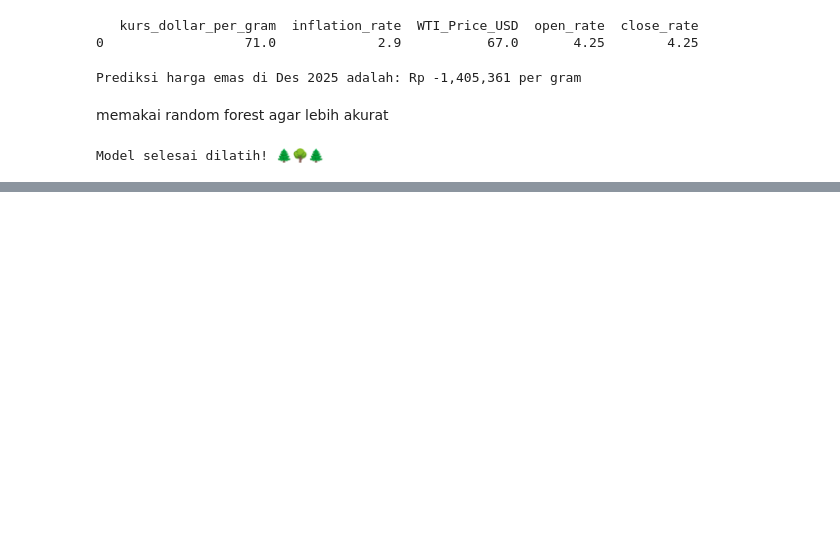
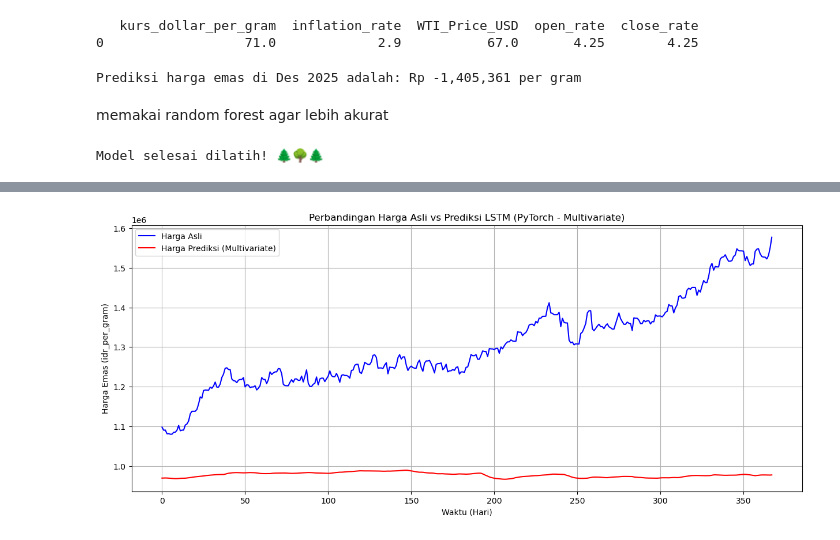
Before and after one commit to irfanprayoga29/gold-prediction-price, a Jupyter notebook: Model Testing/testing_model.ipynb, the cells around one changed output, grey strips where cells are left out. Drawn from its saved outputs; the diff is of its cells as text; code cells hidden in the pictures; blank space fills up the shorter version.

```diff
--- a/Model Testing/testing_model.ipynb
+++ b/Model Testing/testing_model.ipynb
@@ -233,0 +628,14 @@ Prediksi harga emas di Des 2025 adalah: Rp 877,335 per gram
+# %%
+# --- 9. VISUALISASI HASIL ---
+# Sama persis, ga ada yang diubah
+plt.figure(figsize=(15, 6))
+plt.plot(y_test_real, color='blue', label='Harga Asli')
+plt.plot(test_predictions, color='red', label='Harga Prediksi (Multivariate)')
+plt.title('Perbandingan Harga Asli vs Prediksi LSTM (PyTorch - Multivariate)')
+plt.xlabel('Waktu (Hari)')
+plt.ylabel('Harga Emas (idr_per_gram)')
+plt.legend()
+plt.grid(True)
+plt.show()
+# %% [output]
+[figure, added]
```
Also changed, not shown: parts of 48 cells of this notebook.
